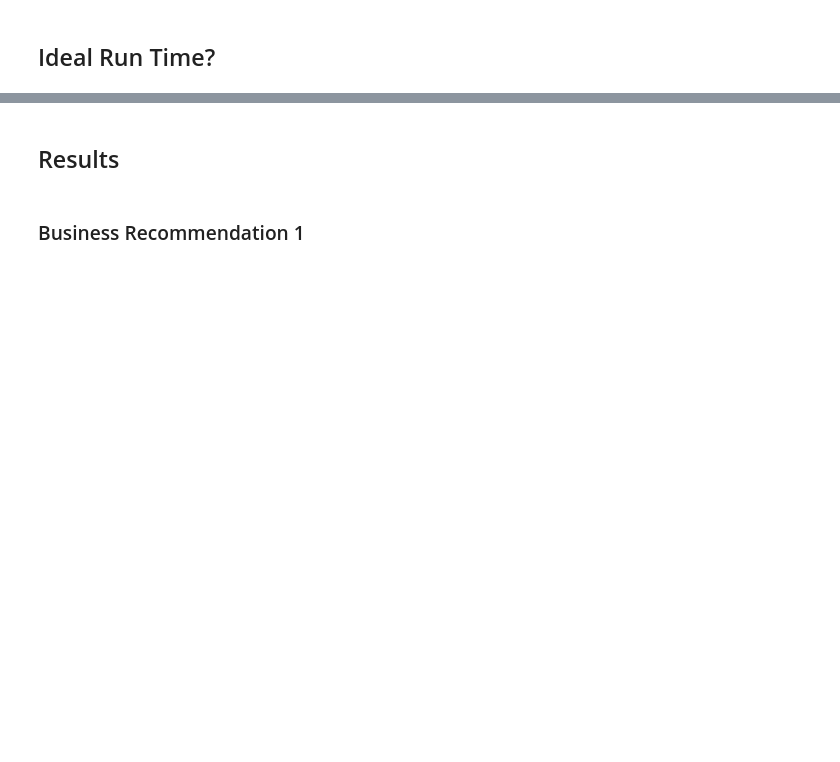
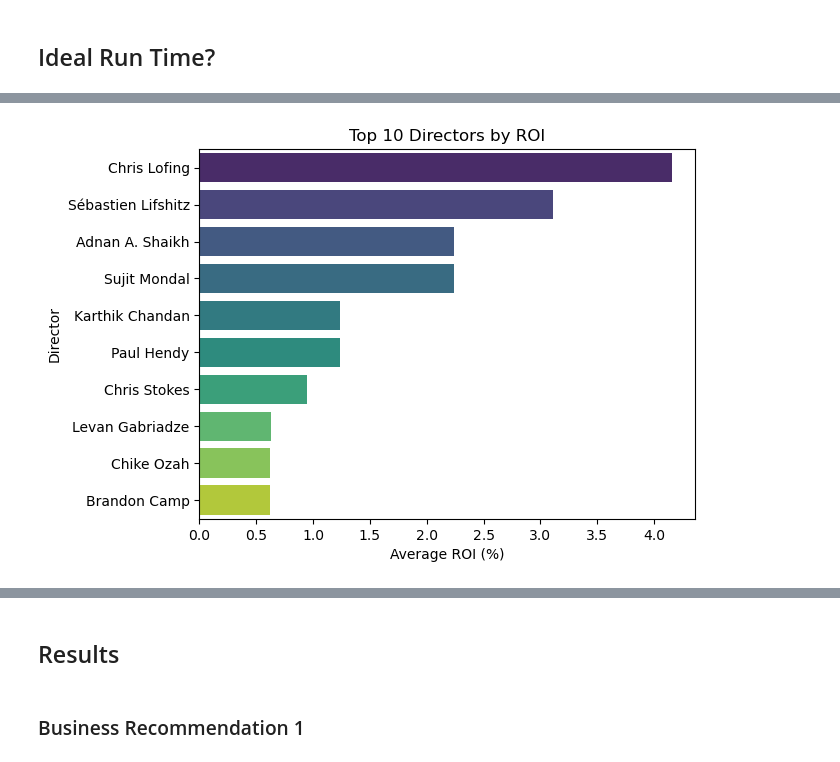
Before and after one commit to hannahdallas/movies, a Jupyter notebook: notebooks/final.ipynb, the cells around one changed output, grey strips where cells are left out. Saved outputs shown, nothing was run; the diff lists cells and outputs as text; code cells hidden in the pictures; blank space fills up the shorter version.

```diff
--- a/notebooks/final.ipynb
+++ b/notebooks/final.ipynb
@@ -214,0 +468,3 @@ plt.show()
+# %%
+#Delete duplicates
+directors_analysis = directors_analysis.drop_duplicates(subset='movie_id')
@@ -214,0 +485,9 @@ plt.show()
+# %%
+#Format ROI column
+directors_analysis.loc[:, 'roi'] = directors_analysis['roi'].astype(str).str.replace(',', '').str.replace('%', '').astype(float)/100
+# %%
+#Group by director and calculate mean roi
+director_roi = directors_analysis.groupby('director')['roi'].mean().reset_index()
+# %%
+#Sort by ROI
+director_roi_sorted = director_roi.sort_values(by='roi', ascending=False)
@@ -214,0 +510,10 @@ plt.show()
+# %%
+#Plot top directors
+top_directors = director_roi_sorted.head(10)
+sns.barplot(x='roi', y='director', data=top_directors, palette='viridis')
+plt.xlabel('Average ROI (%)')
+plt.ylabel('Director')
+plt.title('Top 10 Directors by ROI')
+plt.show()
+# %% [output]
+[figure, added]
```
Also changed, not shown: parts of 33 cells of this notebook.
